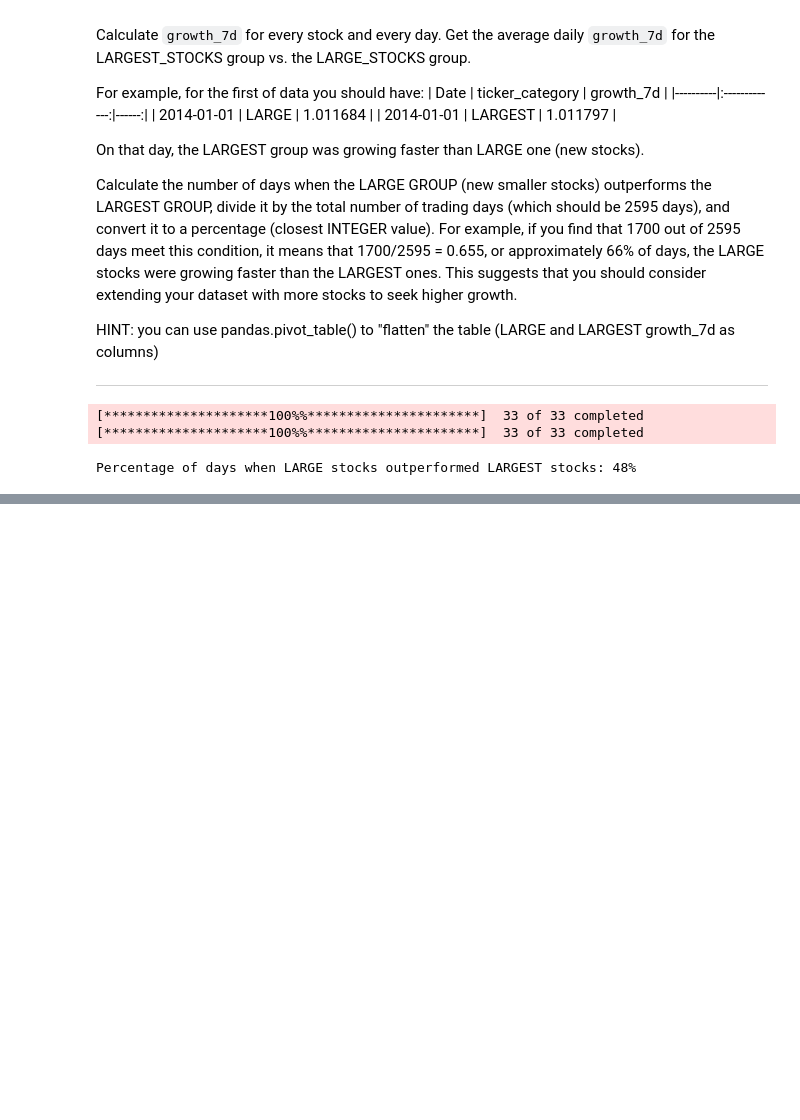
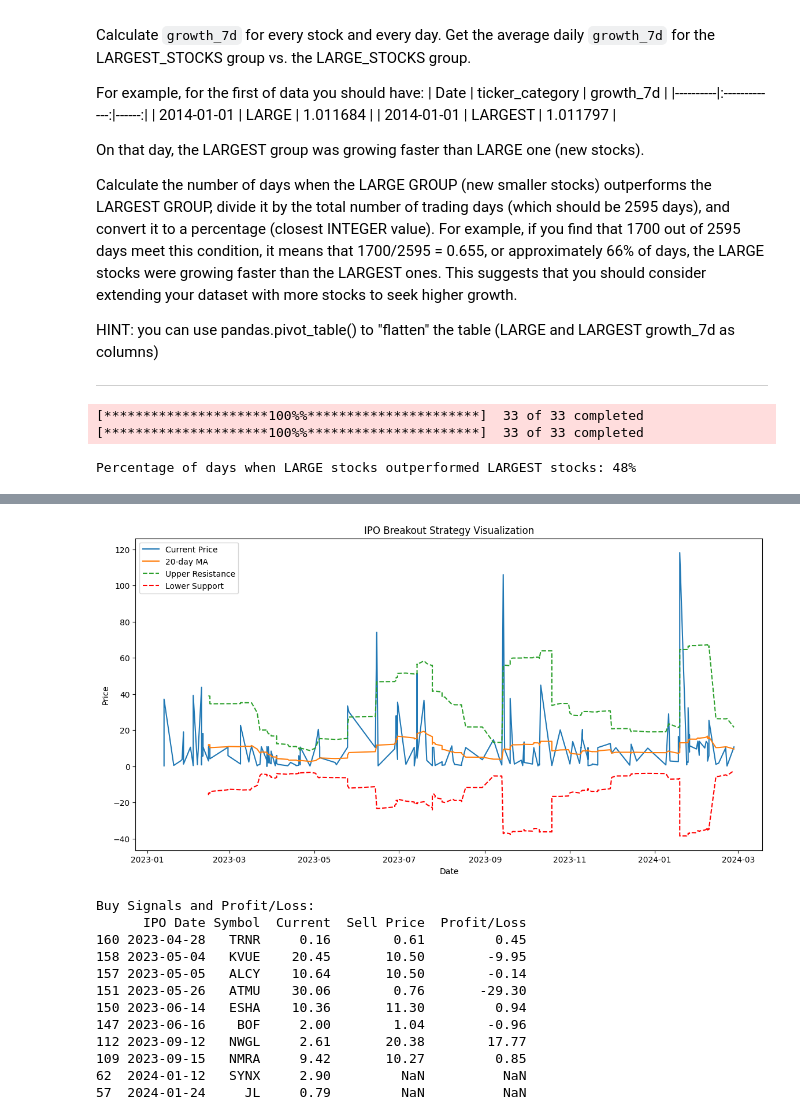
Before and after one commit to kahramanmurat/stock-markets-analytics-zoomcamp-2024, a Jupyter notebook: 02-dataframe-analysis/homework/Homework.ipynb, the cells around one changed output, grey strips where cells are left out. Saved outputs shown, nothing was run; the diff lists cells and outputs as text; code cells hidden in the pictures; blank space fills up the shorter version.

```diff
--- a/02-dataframe-analysis/homework/Homework.ipynb
+++ b/02-dataframe-analysis/homework/Homework.ipynb
@@ -509,0 +613,62 @@ Percentage of days when LARGE stocks outperformed LARGEST stocks: 48%
+# %%
+import pandas as pd
+import matplotlib.pyplot as plt
+import numpy as np
+
+
+# First, convert IPO Date to datetime if not already
+stacked_ipos_df['IPO Date'] = pd.to_datetime(stacked_ipos_df['IPO Date'])
+
+# Sort DataFrame by date to calculate rolling metrics
+stacked_ipos_df.sort_values('IPO Date', inplace=True)
+
+# Calculate the moving average and resistance for visualization and trading strategy
+stacked_ipos_df['MA20'] = stacked_ipos_df['Current'].rolling(window=20).mean()
+stacked_ipos_df['Upper Resistance'] = stacked_ipos_df['MA20'] + (2 * stacked_ipos_df['Current'].rolling(window=20).std())
+stacked_ipos_df['Lower Support'] = stacked_ipos_df['MA20'] - (stacked_ipos_df['Current'].rolling(window=20).std() * 2)
+
+
+# Plotting the current price and moving averages
+plt.figure(figsize=(14, 7))
+plt.plot(stacked_ipos_df['IPO Date'], stacked_ipos_df['Current'], label='Current Price')
+plt.plot(stacked_ipos_df['IPO Date'], stacked_ipos_df['MA20'], label='20-day MA')
+plt.plot(stacked_ipos_df['IPO Date'], stacked_ipos_df['Upper Resistance'], label='Upper Resistance', linestyle='--')
+plt.plot(stacked_ipos_df['IPO Date'], stacked_ipos_df['Lower Support'], label='Lower Support', linestyle='--', color='red')
+plt.title('IPO Breakout Strategy Visualization')
+plt.xlabel('Date')
+plt.ylabel('Price')
+plt.legend()
+plt.show()
+
+# Identifying a breakout where the current price crosses above the upper resistance
+stacked_ipos_df['Buy Signal'] = (stacked_ipos_df['Current'] > stacked_ipos_df['Upper Resistance']).shift(1)
+
+# Assume we sell after a fixed period or at the end of available data
+# For simplicity, let's say we sell after 30 days or the last available price
+sell_prices = stacked_ipos_df['Current'].shift(-30)  # This needs real data to work properly
+stacked_ipos_df['Sell Price'] = sell_prices
+
+# Calculate profit or loss
+stacked_ipos_df['Profit/Loss'] = np.where(stacked_ipos_df['Buy Signal'], (stacked_ipos_df['Sell Price'] - stacked_ipos_df['Current']), 0)
+
+# Print potential buy signals and profit/loss
+buy_signals = stacked_ipos_df[stacked_ipos_df['Buy Signal'] == True]
+print("Buy Signals and Profit/Loss:")
+print(buy_signals[['IPO Date', 'Symbol', 'Current', 'Sell Price', 'Profit/Loss']])
+
+# Fill NaN sell prices with the last available price for simplicity
+stacked_ipos_df['Sell Price'].fillna(stacked_ipos_df['Current'], inplace=True)
+# %% [output]
+[figure, added]
+Buy Signals and Profit/Loss:
+      IPO Date Symbol  Current  Sell Price  Profit/Loss
+160 2023-04-28   TRNR     0.16        0.61         0.45
+158 2023-05-04   KVUE    20.45       10.50        -9.95
+157 2023-05-05   ALCY    10.64       10.50        -0.14
+151 2023-05-26   ATMU    30.06        0.76       -29.30
+150 2023-06-14   ESHA    10.36       11.30         0.94
+147 2023-06-16    BOF     2.00        1.04        -0.96
+112 2023-09-12   NWGL     2.61       20.38        17.77
+109 2023-09-15   NMRA     9.42       10.27         0.85
+62  2024-01-12   SYNX     2.90         NaN          NaN
+57  2024-01-24     JL     0.79         NaN          NaN
```
Also changed, not shown: parts of 13 cells of this notebook.
